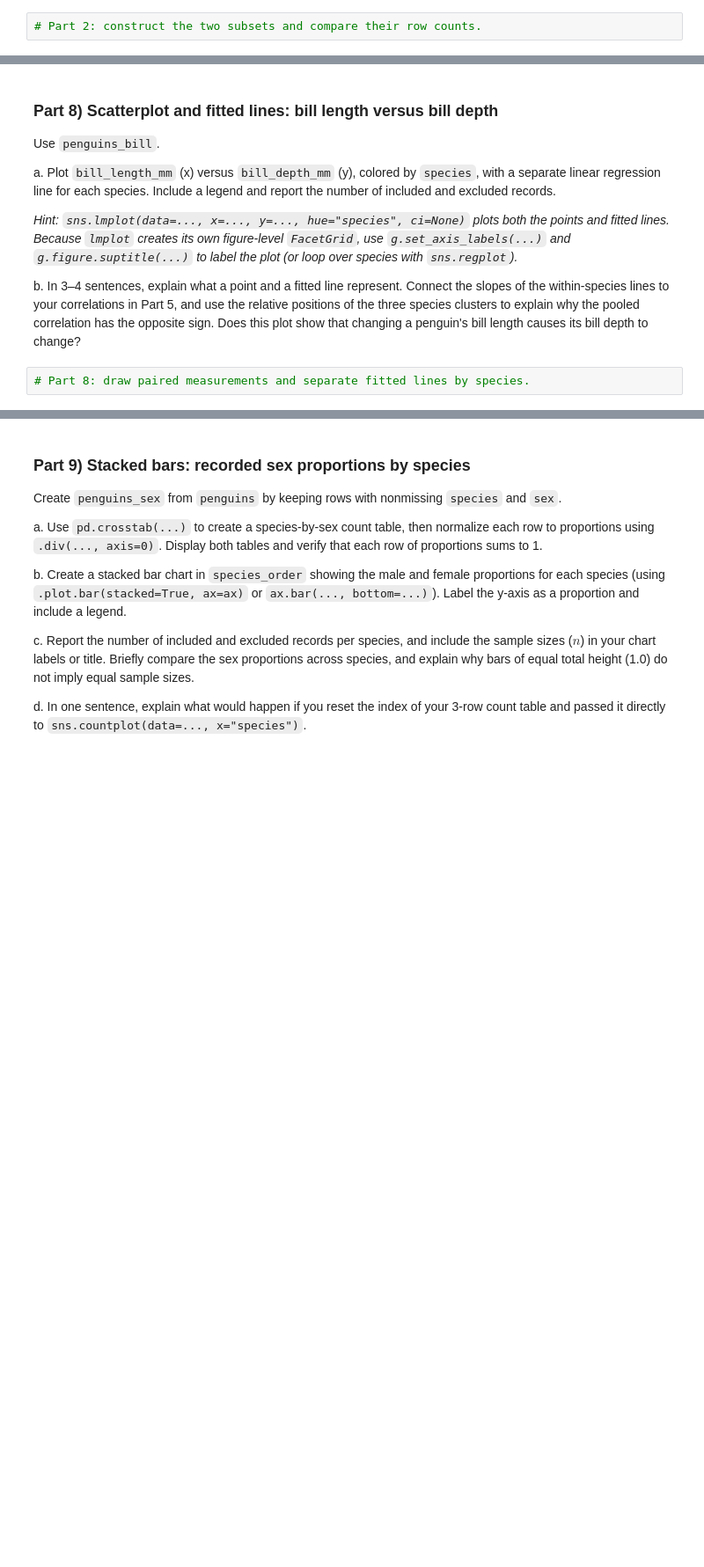
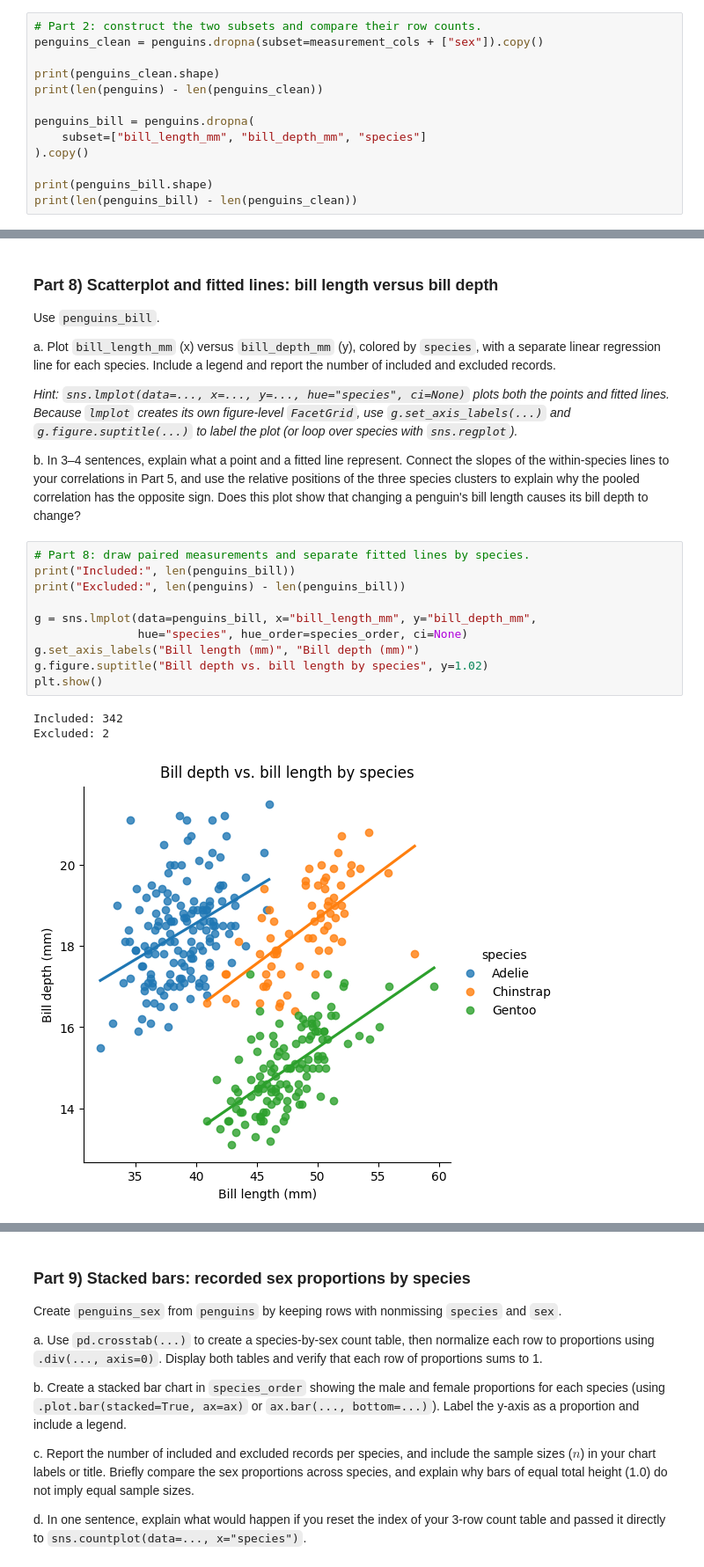
Before and after one commit to handillon1/26-fall-stats-21, a Jupyter notebook: homework/HW4/HW4_Penguins_Pandas.ipynb, the cells around one changed output, grey strips where cells are left out. Shown at 88% size. Cells and saved outputs as stored; diff of their text form; blank space fills up the shorter version.

```diff
--- a/homework/HW4/HW4_Penguins_Pandas.ipynb
+++ b/homework/HW4/HW4_Penguins_Pandas.ipynb
@@ -84,3 +118,14 @@ c. For a plot of bill length versus bill depth colored by species, which subset
 *Note: `penguins_clean` is only for comparison here. In the parts that follow, filter `penguins` (or use `penguins_bill` where specified) based only on the variables needed for that question.*
 # %%
 # Part 2: construct the two subsets and compare their row counts.
+penguins_clean = penguins.dropna(subset=measurement_cols + ["sex"]).copy()
+
+print(penguins_clean.shape)
+print(len(penguins) - len(penguins_clean))
+
+penguins_bill = penguins.dropna(
+    subset=["bill_length_mm", "bill_depth_mm", "species"]
+).copy()
+
+print(penguins_bill.shape)
+print(len(penguins_bill) - len(penguins_clean))
@@ -185,6 +416,18 @@ a. Plot `bill_length_mm` (x) versus `bill_depth_mm` (y), colored by `species`, w
 b. In 3–4 sentences, explain what a point and a fitted line represent. Connect the slopes of the within-species lines to your correlations in Part 5, and use the relative positions of the three species clusters to explain why the pooled correlation has the opposite sign. Does this plot show that changing a penguin's bill length causes its bill depth to change?
 # %%
 # Part 8: draw paired measurements and separate fitted lines by species.
+print("Included:", len(penguins_bill))
+print("Excluded:", len(penguins) - len(penguins_bill))
+
+g = sns.lmplot(data=penguins_bill, x="bill_length_mm", y="bill_depth_mm",
+               hue="species", hue_order=species_order, ci=None)
+g.set_axis_labels("Bill length (mm)", "Bill depth (mm)")
+g.figure.suptitle("Bill depth vs. bill length by species", y=1.02)
+plt.show()
+# %% [output]
+Included: 342
+Excluded: 2
+[figure, added]
 # %% [markdown]
 **Written response:**
 
```
Also changed, not shown: parts of 20 cells of this notebook.
